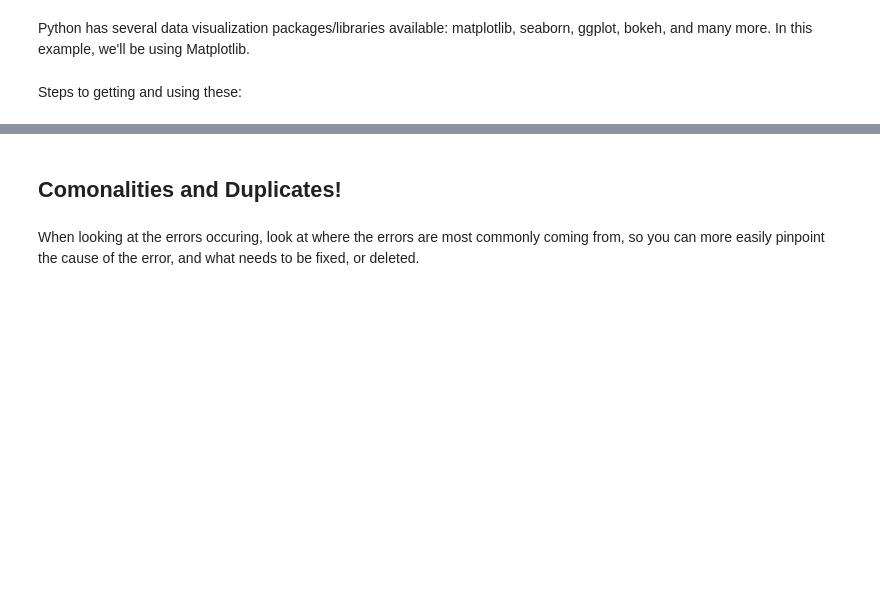
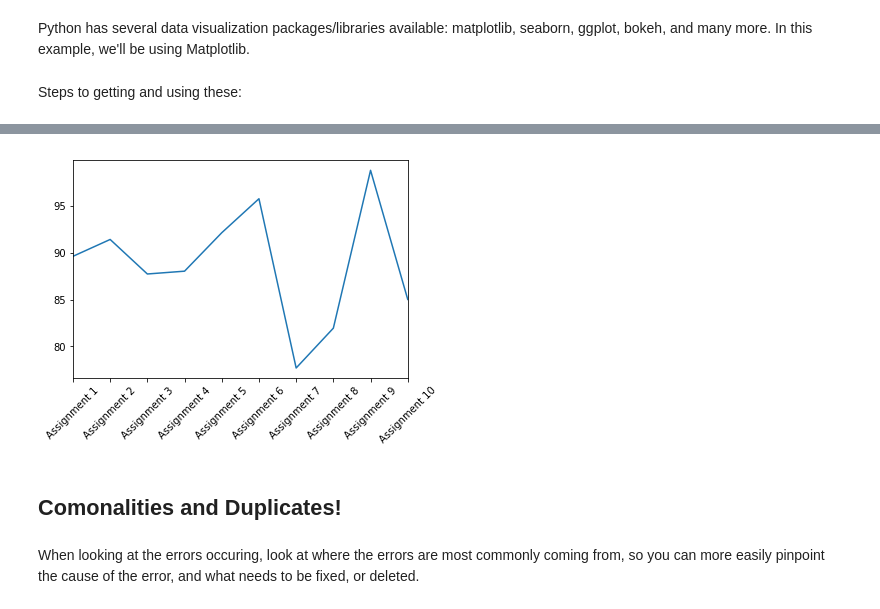
Before and after one commit to CodeYourDreams/Develop_Curriculum, a Jupyter notebook: 10) Data Cleansing/Intro to Data Cleansing.ipynb, the cells around one changed output, grey strips where cells are left out. Drawn from its saved outputs; the diff is of its cells as text; code cells hidden in the pictures; blank space fills up the shorter version.

```diff
--- a/10) Data Cleansing/Intro to Data Cleansing.ipynb
+++ b/10) Data Cleansing/Intro to Data Cleansing.ipynb
@@ -116,3 +121,24 @@ mpl.show()
+# %%
+# we can also plot lines to track one students progress in the class
+# we're going to focus on a student named Katy Robbins
+import pandas as pd
+import matplotlib.pyplot as mpl
+
+# we're going to import students again, this time with the index set the names of students
+students = pd.read_csv('Students.csv')
+students.set_index("Name", inplace = True)
+
+to_drop = ['GPA', 'Age', 'Parents']
+students.drop(to_drop, inplace = True, axis = 1)
+students.head()
+
+# now we're going to  isolate Katy's grades to plot and analyze
+katyrobbins = students.iloc[0]
+katyrobbins.plot(y = 'Grade',kind = 'line')
+mpl.xticks(rotation=45)
+mpl.show()
+# %% [output]
+[figure, added]
 # %% [markdown]
 ## Comonalities and Duplicates!
 # %% [markdown]
```
Also changed, not shown: parts of 5 cells of this notebook, 1 other file.
